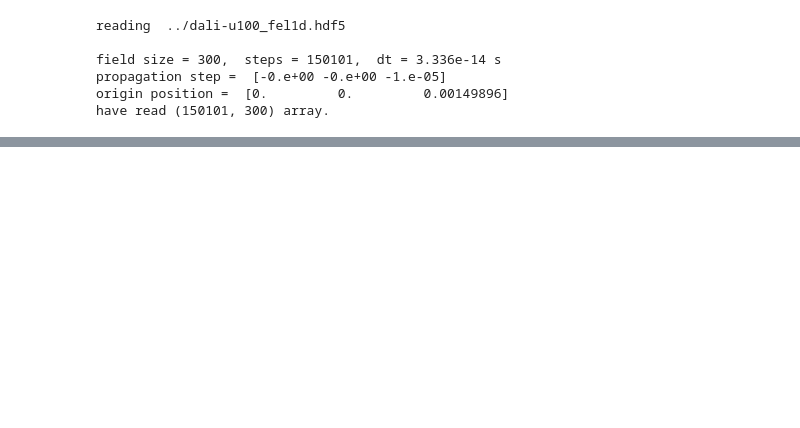
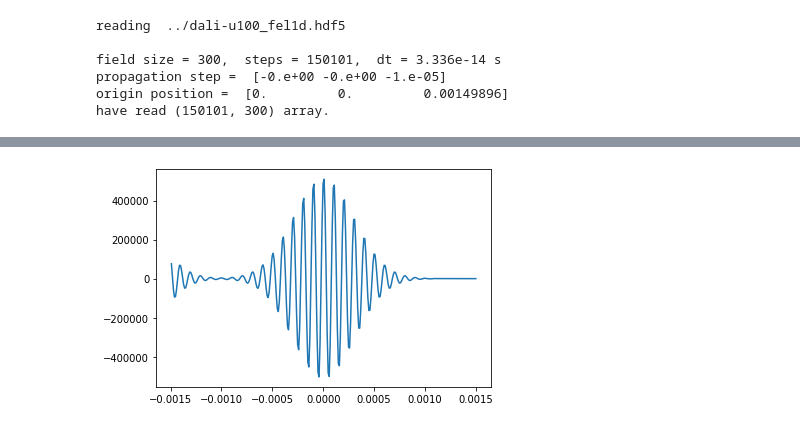
Before and after one commit to lehnertu/TEUFEL, a Jupyter notebook: scripts/Vis_Interaction_FEL1D.ipynb, the cells around one changed output, grey strips where cells are left out. Drawn from its saved outputs; the diff is of its cells as text; code cells hidden in the pictures; blank space fills up the shorter version.

```diff
--- a/scripts/Vis_Interaction_FEL1D.ipynb
+++ b/scripts/Vis_Interaction_FEL1D.ipynb
@@ -41,8 +40,12 @@ propagation step =  [-0.e+00 -0.e+00 -1.e-05]
 origin position =  [0.         0.         0.00149896]
 have read (150101, 300) array.
 # %%
+%matplotlib inline
+
 E_x = np.array(a[100])
 t = dt*np.arange(E_x.shape[0])
-plt.plot(t,E_x)
+z = origin[2] + prop[2]*np.arange(E_x.shape[0])
+
+plt.plot(z,E_x)
 plt.show()
 # %% [output]
@@ -51 +52,2 @@ plt.show()
+[figure, added]
 # %%
```
Also changed, not shown: parts of 5 cells of this notebook, 2 other files.
